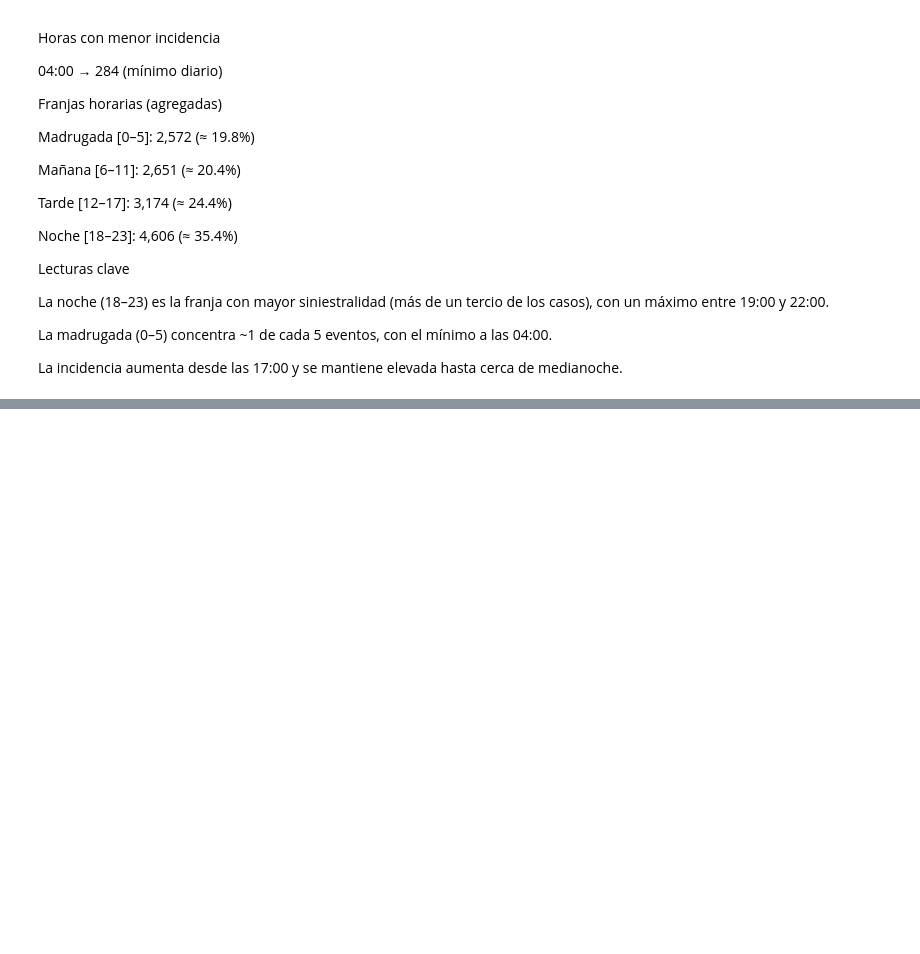
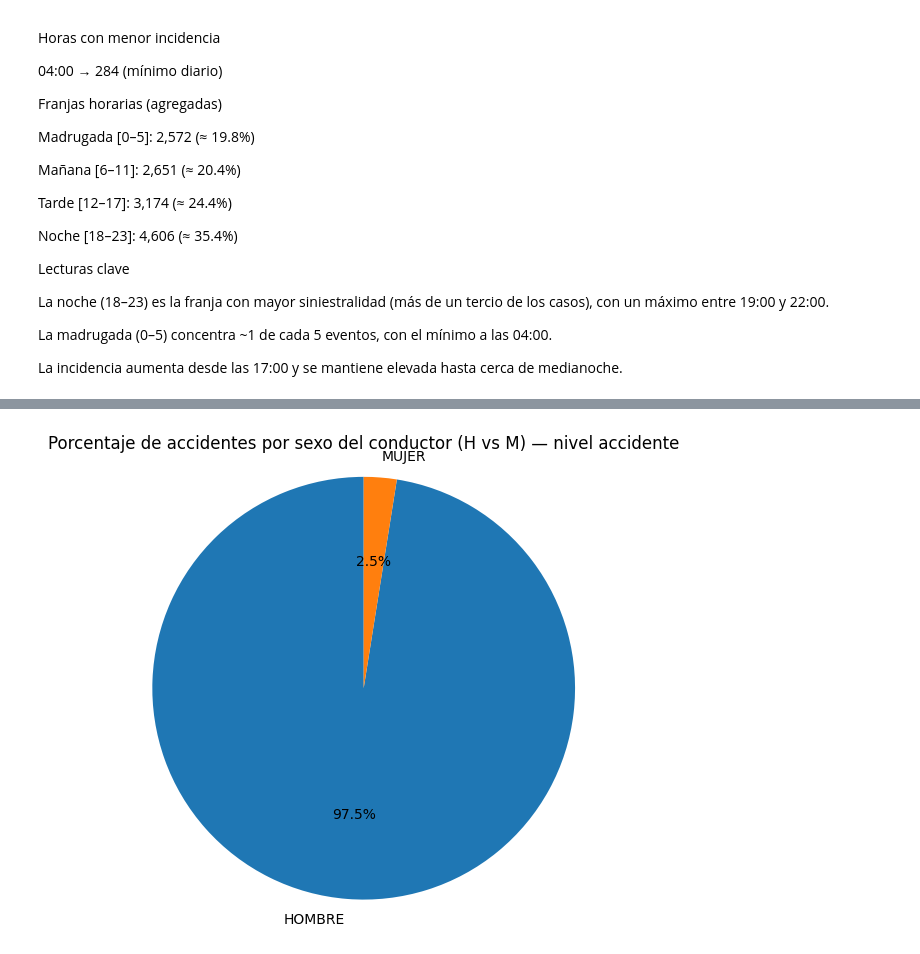
Before and after one commit to Hayser8/lab8, a Jupyter notebook: Lab8.ipynb, the cells around one changed output, grey strips where cells are left out. Cells and saved outputs as stored; diff of their text form; code cells hidden in the pictures; blank space fills up the shorter version.

```diff
--- a/Lab8.ipynb
+++ b/Lab8.ipynb
@@ -1233,0 +2151,89 @@ La incidencia aumenta desde las 17:00 y se mantiene elevada hasta cerca de media
+# %%
+# INCISO 17 — % de ACCIDENTES con conductor HOMBRE vs MUJER (tabla vehículos) + GRÁFICO PIE
+from pyspark.sql import functions as F
+import matplotlib.pyplot as plt
+
+# 1) Cargar vista vehículos
+veh = spark.table("vehiculos")
+
+# 2) Normalizador robusto del sexo por FILA DE VEHÍCULO
+def norm_sex(col):
+    s = F.lower(F.trim(F.coalesce(col.cast("string"), F.lit(""))))
+    hombre = (s.rlike(r'^(h|hombre|masculino|male|m)$') | s.isin("1", "1.0"))
+    mujer  = (s.rlike(r'^(f|mujer|femenina|female|fem)$') | s.isin("2", "2.0"))
+    return F.when(hombre, "HOMBRE").when(mujer, "MUJER").otherwise(F.lit(None))
+
+# 3) Detección de columna de sexo del conductor
+sexo_col = "sexo_pil_norm" if "sexo_pil_norm" in veh.columns else ("sexo_con" if "sexo_con" in veh.columns else None)
+if sexo_col is None:
+    raise ValueError("No encuentro columna de sexo del conductor en 'vehiculos' (busqué 'sexo_pil_norm' y 'sexo_con').")
+
+veh_n = veh.withColumn("sexo_driver", norm_sex(F.col(sexo_col)))
+
+# 4) Construir llave de ACCIDENTE (deduplicación a nivel evento)
+preferidas = ["anio_norm","mes_norm","dia_norm","hora_clean","depto_code","muni_code","tipo_eve_norm"]
+key_cols = [c for c in preferidas if c in veh_n.columns]
+if len(key_cols) < 4:
+    fallback = ["anio_norm","mes_norm","depto_code","tipo_eve_norm"]
+    key_cols = [c for c in fallback if c in veh_n.columns]
+if len(key_cols) == 0:
+    raise ValueError("No hay columnas suficientes para construir una llave de accidente.")
+
+veh_keyed = veh_n.withColumn(
+    "acc_id",
+    F.concat_ws("-", *[F.coalesce(F.col(c).cast("string"), F.lit("")) for c in key_cols])
+)
+
+# 5) Reducir a NIVEL ACCIDENTE: HOMBRE / MUJER / MIXTO / NULL
+acc_sex = (
+    veh_keyed
+    .groupBy("acc_id")
+    .agg(
+        F.max(F.when(F.col("sexo_driver")=="HOMBRE", 1).otherwise(0)).alias("has_h"),
+        F.max(F.when(F.col("sexo_driver")=="MUJER", 1).otherwise(0)).alias("has_m")
+    )
+    .withColumn(
+        "sexo_accidente",
+        F.when((F.col("has_h")==1) & (F.col("has_m")==0), "HOMBRE")
+         .when((F.col("has_h")==0) & (F.col("has_m")==1), "MUJER")
+         .when((F.col("has_h")==1) & (F.col("has_m")==1), "MIXTO")
+         .otherwise(F.lit(None))
+    )
+)
+
+# 6) Solo HOMBRE/MUJER
+acc_hm = acc_sex.filter(F.col("sexo_accidente").isin("HOMBRE","MUJER"))
+
+# 7) Conteos y % a nivel accidente
+res = acc_hm.groupBy("sexo_accidente").agg(F.count(F.lit(1)).alias("accidentes"))
+total_acc = res.agg(F.sum("accidentes").alias("tot")).collect()[0]["tot"]
+
+pct = (
+    res.withColumn("porcentaje", F.round(F.col("accidentes")/F.lit(total_acc)*100, 2))
+      .orderBy(F.desc("porcentaje"))
+)
+
+print(f"[INFO] Accidentes deduplicados (H/M): {total_acc:,}")
+display(pct)
+
+# 8) Guardar a Parquet y recargar
+OUT = "/Volumes/workspace/default/lab8/out/pct_accidentes_sexo_conductor.parquet"
+pct.write.mode("overwrite").parquet(OUT)
+print(f"[OK] Guardado en Parquet: {OUT}")
+
+pct_loaded = spark.read.parquet(OUT).orderBy(F.desc("porcentaje"))
+display(pct_loaded)  # puedes cambiar a 'Pie' en el UI si prefieres
+
+# 9) GRÁFICO PIE (Matplotlib) — se renderiza enseguida
+pdf = pct_loaded.toPandas()
+fig, ax = plt.subplots(figsize=(6,6))
+ax.pie(
+    pdf["porcentaje"],
+    labels=pdf["sexo_accidente"],
+    autopct="%1.1f%%",
+    startangle=90
+)
+ax.set_title("Porcentaje de accidentes por sexo del conductor (H vs M) — nivel accidente")
+ax.axis("equal")  # Pie circular
+display(fig)
+# %% [output]
@@ -1233,0 +2248 @@ La incidencia aumenta desde las 17:00 y se mantiene elevada hasta cerca de media
+[figure, added]
```
Also changed, not shown: parts of 20 cells of this notebook.
